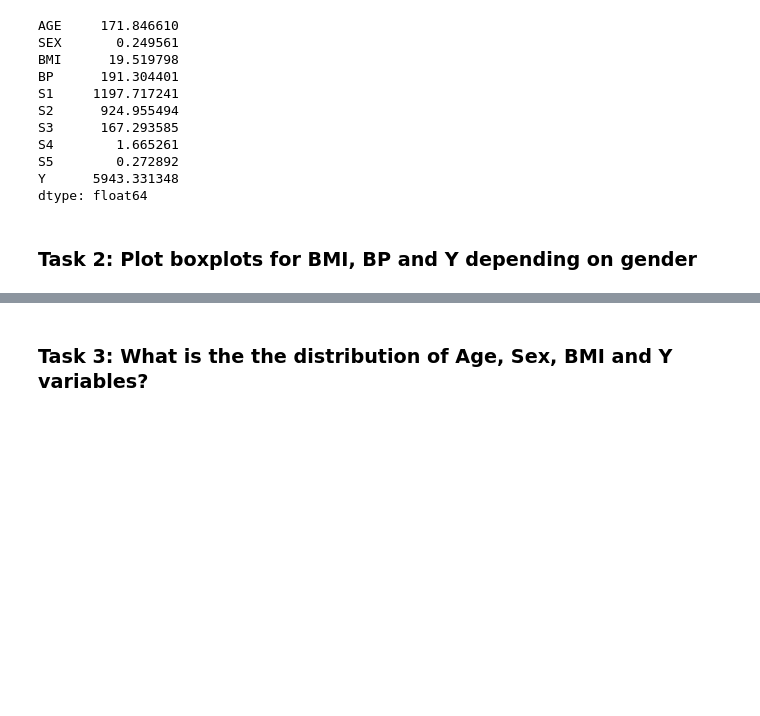
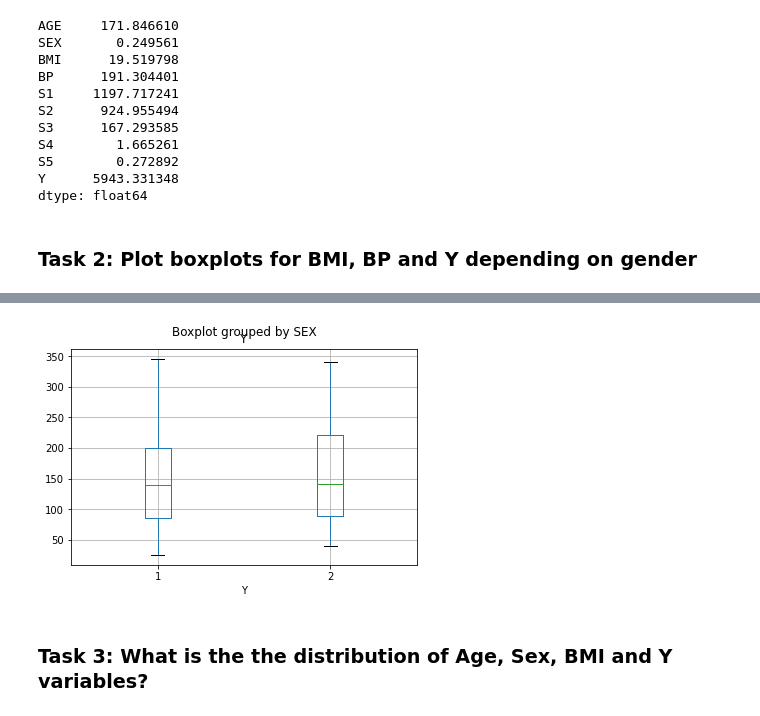
Before and after one commit to bhimtamang1/413A-2022, a Jupyter notebook: homework/HW01/HW01.ipynb, the cells around one changed output, grey strips where cells are left out. Saved outputs shown, nothing was run; the diff lists cells and outputs as text; code cells hidden in the pictures; blank space fills up the shorter version.

```diff
--- a/homework/HW01/HW01.ipynb
+++ b/homework/HW01/HW01.ipynb
@@ -85,3 +91,9 @@ plt.show()
+# %%
+df.boxplot(column=('Y'),by='SEX')
+plt.xticks(rotation='horizontal')
+plt.show()
+# %% [output]
+[figure, added]
 # %% [markdown]
 ### Task 3: What is the the distribution of Age, Sex, BMI and Y variables?
 # %%
```
Also changed, not shown: parts of 2 cells of this notebook.
